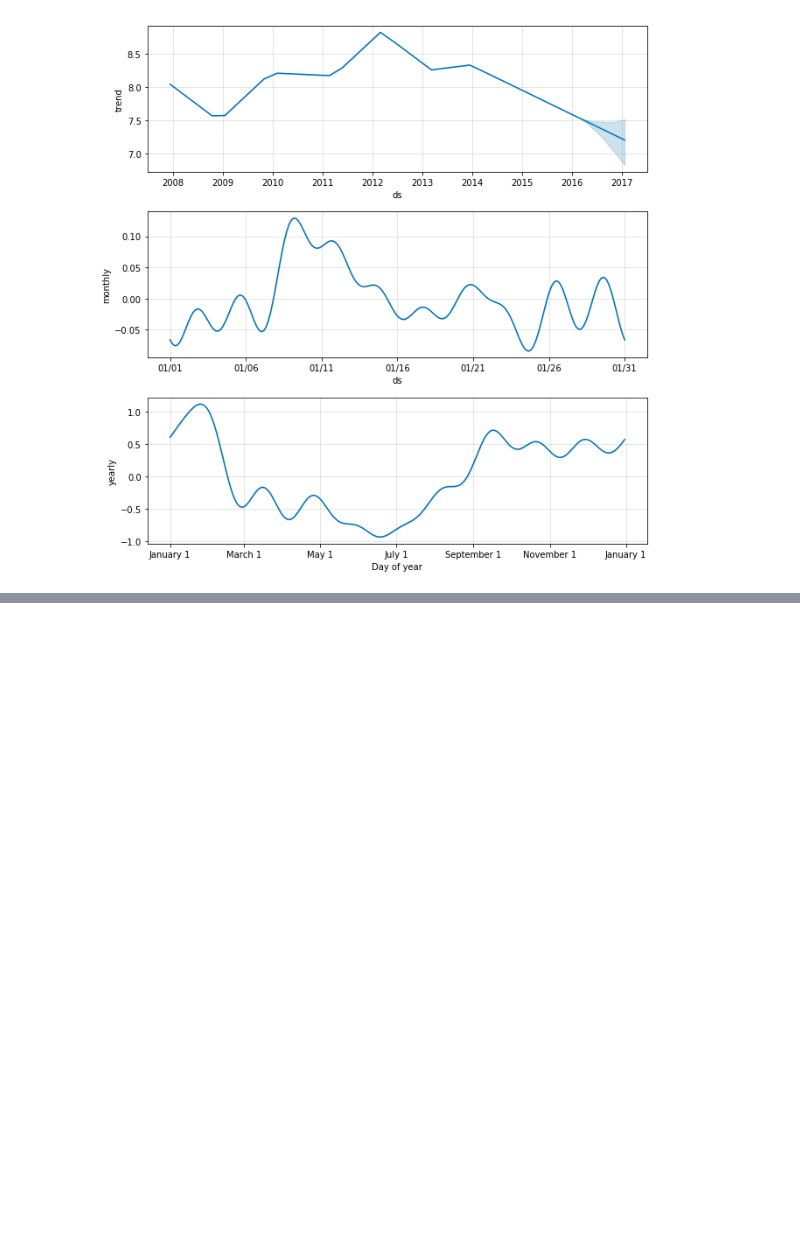
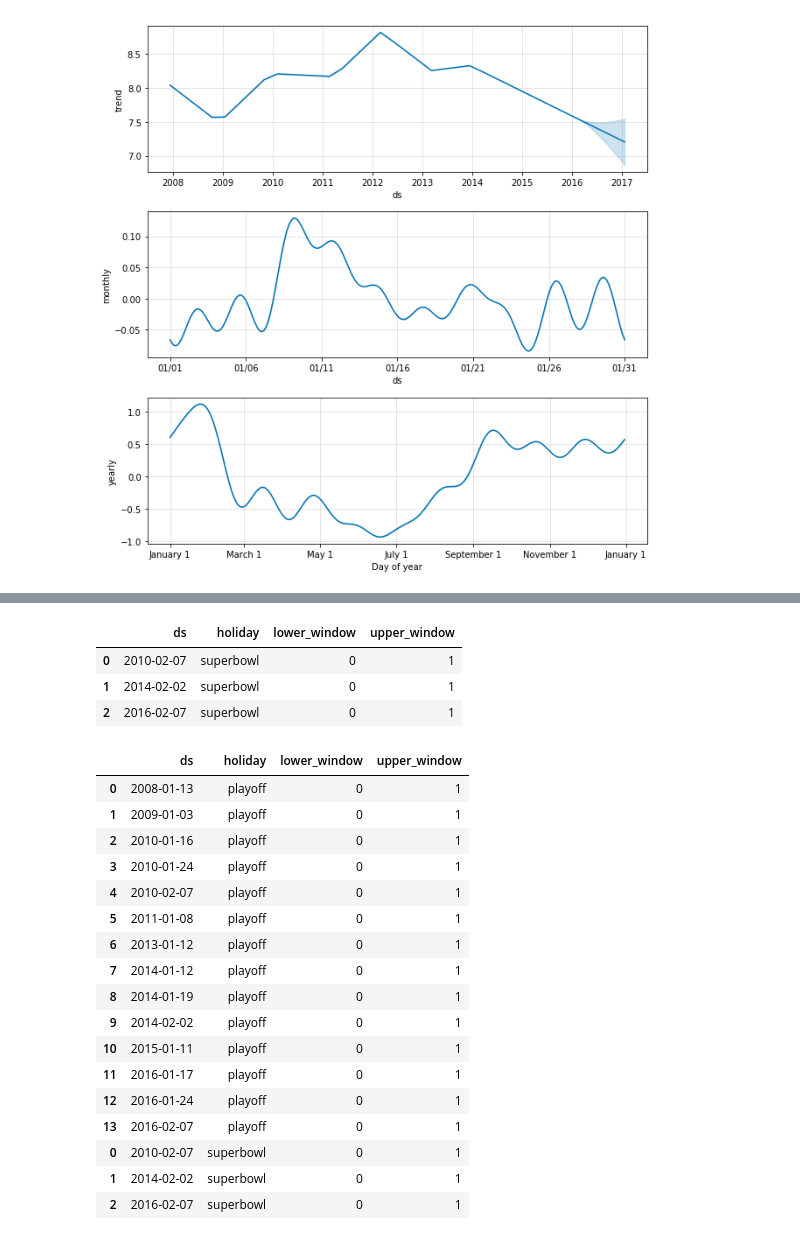
Before and after one commit to takitsuba/play_prophet, a Jupyter notebook: 04_seasonality_and_holiday_effects.ipynb, the cells around one changed output, grey strips where cells are left out. Cells and saved outputs as stored; diff of their text form; code cells hidden in the pictures; blank space fills up the shorter version.

```diff
--- a/04_seasonality_and_holiday_effects.ipynb
+++ b/04_seasonality_and_holiday_effects.ipynb
@@ -56,0 +101,28 @@ m.plot_components(forecast);
+# %%
+superbowls
+# %% [output]
+|  | ds | holiday | lower_window | upper_window |
+| 0 | 2010-02-07 | superbowl | 0 | 1 |
+| 1 | 2014-02-02 | superbowl | 0 | 1 |
+| 2 | 2016-02-07 | superbowl | 0 | 1 |
+# %%
+holidays
+# %% [output]
+|  | ds | holiday | lower_window | upper_window |
+| 0 | 2008-01-13 | playoff | 0 | 1 |
+| 1 | 2009-01-03 | playoff | 0 | 1 |
+| 2 | 2010-01-16 | playoff | 0 | 1 |
+| 3 | 2010-01-24 | playoff | 0 | 1 |
+| 4 | 2010-02-07 | playoff | 0 | 1 |
+| 5 | 2011-01-08 | playoff | 0 | 1 |
+| 6 | 2013-01-12 | playoff | 0 | 1 |
+| 7 | 2014-01-12 | playoff | 0 | 1 |
+| 8 | 2014-01-19 | playoff | 0 | 1 |
+| 9 | 2014-02-02 | playoff | 0 | 1 |
+| 10 | 2015-01-11 | playoff | 0 | 1 |
+| 11 | 2016-01-17 | playoff | 0 | 1 |
+| 12 | 2016-01-24 | playoff | 0 | 1 |
+| 13 | 2016-02-07 | playoff | 0 | 1 |
+| 0 | 2010-02-07 | superbowl | 0 | 1 |
+| 1 | 2014-02-02 | superbowl | 0 | 1 |
+| 2 | 2016-02-07 | superbowl | 0 | 1 |
```
Also changed, not shown: parts of 13 cells of this notebook, 1 other file.
